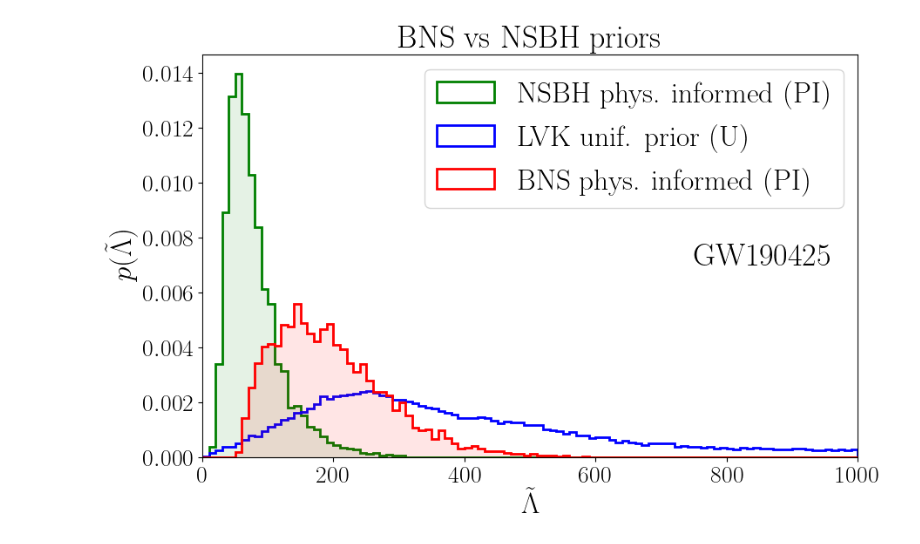
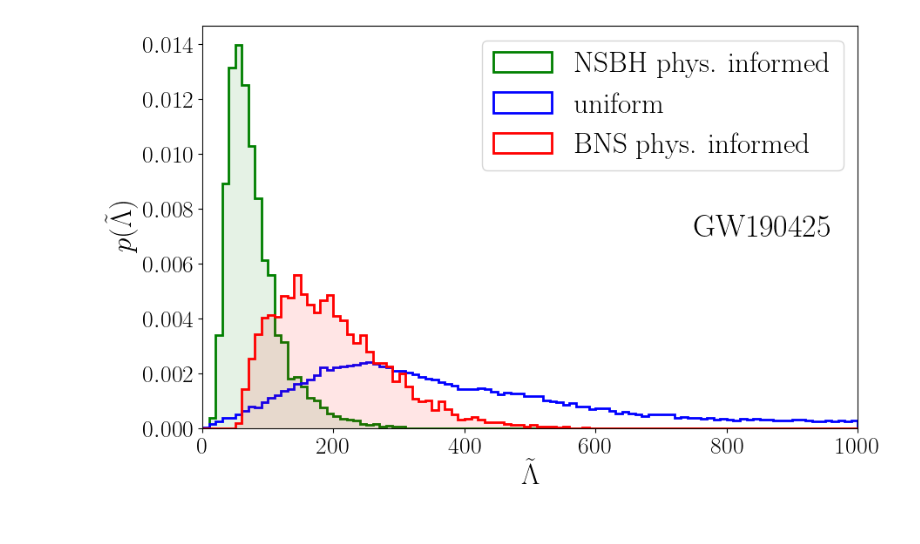
Before and after one commit to EckerChristian/MCLambdaBHNS, a Jupyter notebook: plotting_code/Fig_4_GW190425_plot.ipynb, the cells around one changed output. Cells and saved outputs as stored; diff of their text form; code cells hidden in the pictures.

```diff
--- a/plotting_code/Fig_4_GW190425_plot.ipynb
+++ b/plotting_code/Fig_4_GW190425_plot.ipynb
@@ -17,35 +17,35 @@ BNS_samples = "GW190425_BNS_posterior_samples.csv"
 official_samples = "GW190425_official_posterior_samples.csv"
 
 
 BNS_df = pd.read_csv(BNS_samples)
 NSBH_df = pd.read_csv(NSBH_samples)
 official_df = pd.read_csv(official_samples)
 mass_BNS = BNS_df['chirp_mass_source'].tolist()
 tides_BNS = BNS_df['lambda_tilde'].tolist()
 mass_NSBH = NSBH_df['chirp_mass_source'].tolist()
 tides_NSBH = NSBH_df['lambda_tilde'].tolist()
 mass_official = official_df['chirp_mass_source'].tolist()
 tides_official = official_df['lambda_tilde'].tolist()
 
 # We set a binwidth so that have consistent bin sizes
 binwidth=10
 plt.hist(tides_NSBH,bins=range(0, 1000 + binwidth, binwidth),density=True,histtype='step',color='green',linewidth=2.0,fill=True,alpha=0.1)
-plt.hist(tides_NSBH,bins=range(0, 1000 + binwidth, binwidth),density=True,histtype='step',label='NSBH phys. informed (PI)',color='green',linewidth=2.0)
-plt.hist(tides_official,bins=range(0, 1000 + binwidth, binwidth),density=True,histtype='step',label='LVK unif. prior (U)',color='blue',linewidth=2.0)
-plt.hist(tides_BNS, bins=range(0, 1000 + binwidth, binwidth),density=True,histtype='step',label='BNS phys. informed (PI)',color='red',linewidth=2.0)
+plt.hist(tides_NSBH,bins=range(0, 1000 + binwidth, binwidth),density=True,histtype='step',label='NSBH phys. informed',color='green',linewidth=2.0)
+plt.hist(tides_official,bins=range(0, 1000 + binwidth, binwidth),density=True,histtype='step',label='uniform',color='blue',linewidth=2.0)
+plt.hist(tides_BNS, bins=range(0, 1000 + binwidth, binwidth),density=True,histtype='step',label='BNS phys. informed',color='red',linewidth=2.0)
 plt.hist(tides_BNS, bins=range(0, 1000 + binwidth, binwidth),density=True,histtype='step',color='red',linewidth=2.0, fill=True, alpha=0.1)
 
 plt.annotate(r'GW190425', (750,0.007), fontsize=26)
-plt.title('BNS vs NSBH priors', fontsize=26)
+#plt.title('BNS vs NSBH priors', fontsize=26)
 
 
 
 plt.xlabel(r'$\tilde{\Lambda}$', fontsize=24)
 plt.ylabel(r'$p({\tilde{\Lambda}})$', fontsize=24)
 plt.xlim(0,1000)
 plt.legend(fontsize=24)
 plt.savefig('Fig_3_GW190425_lambda_tilde_posteriors.pdf',dpi=500,bbox_inches='tight')
 plt.show()
 plt.close()
 # %% [output]
-[figure, old version]
+[figure, new version]
```
Also changed, not shown: 4 other files.
